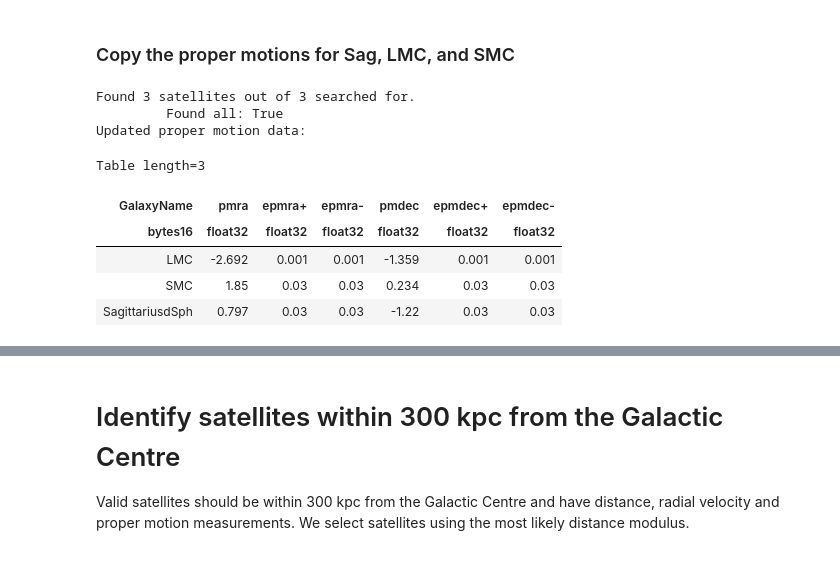
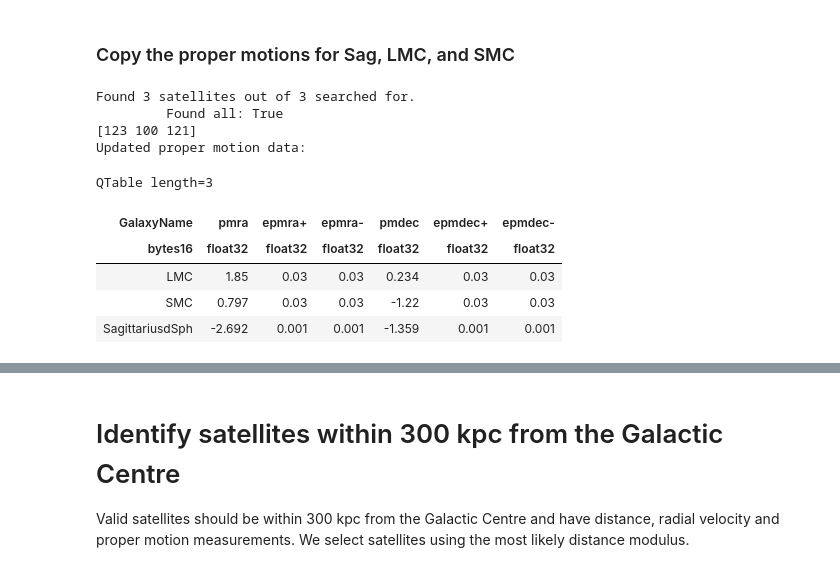
Before and after one commit to MariusCautun/MW_satellite_MonteCarlo, a Jupyter notebook: MW_satellites_MC_errors.ipynb, the cells around one changed output, grey strips where cells are left out. Saved outputs shown, nothing was run; the diff lists cells and outputs as text; code cells hidden in the pictures.

```diff
--- a/MW_satellites_MC_errors.ipynb
+++ b/MW_satellites_MC_errors.ipynb
@@ -44,13 +43,13 @@ It does not contain the proper motions for Sag, LMC, and SMC -- these are read f
 # read the McConnachie data file
 from astropy.io import fits
 from astropy import units as u
-from astropy.table import Table
+from astropy.table import QTable
 
 fits_data_filename = "data/NearbyGalaxies_Jan2021_PUBLIC.fits"
 with fits.open(fits_data_filename) as hdul:
     hdul.info()
 
-data = Table.read(fits_data_filename)
+data = QTable.read(fits_data_filename)
 # print(data.meta)
 
 # make a copy to keep track off
@@ -79,33 +78,35 @@ data2_satName = np.loadtxt( "data/MW_sats_McConnachie_2020_Gaia_DR2.txt", usecol
 # %%
 # Find the satellites in question: Sag, LMC and SMC in the table
 target_sats = [ 'SagittariusdSph', 'LMC', 'SMC']
 numSats_total = len(data['GalaxyName'])
 numSats = len(target_sats)
 
 sel_target = np.array( [ data['GalaxyName'][i].strip() in target_sats for i in range(numSats_total) ] )
 print( "Found {0} satellites out of {1} searched for.\n\t Found all: {2}".format( sel_target.sum(), numSats, sel_target.sum()==numSats) )
 
 # copy the proper motion data
 reorder = (data['dmod'][sel_target]).argsort() # order the sats using the distance modulus
-index = np.arange( numSats_total )[sel_target]
+index = np.arange( numSats_total )[sel_target][reorder]
+print(index[:3])
 
-data['pmra'][index[:3]] = data2_pm[:3,0]
-data['epmra+'][index[:3]] = data2_pm[:3,1]
-data['epmra-'][index[:3]] = data2_pm[:3,1]
+data['pmra'][index] = data2_pm[:3,0]
+data['epmra+'][index] = data2_pm[:3,1]
+data['epmra-'][index] = data2_pm[:3,1]
 
-data['pmdec'][index[:3]] = data2_pm[:3,2]
-data['epmdec+'][index[:3]] = data2_pm[:3,3]
-data['epmdec-'][index[:3]] = data2_pm[:3,3]
+data['pmdec'][index] = data2_pm[:3,2]
+data['epmdec+'][index] = data2_pm[:3,3]
+data['epmdec-'][index] = data2_pm[:3,3]
 
 print( "Updated proper motion data:" )
 data[['GalaxyName','pmra','epmra+','epmra-','pmdec','epmdec+','epmdec-']][sel_target]
 # %% [output]
 Found 3 satellites out of 3 searched for.
          Found all: True
+[123 100 121]
 Updated proper motion data:
-Table length=3
+QTable length=3
 | GalaxyName | pmra | epmra+ | epmra- | pmdec | epmdec+ | epmdec- |
 | bytes16 | float32 | float32 | float32 | float32 | float32 | float32 |
-| LMC | -2.692 | 0.001 | 0.001 | -1.359 | 0.001 | 0.001 |
-| SMC | 1.85 | 0.03 | 0.03 | 0.234 | 0.03 | 0.03 |
-| SagittariusdSph | 0.797 | 0.03 | 0.03 | -1.22 | 0.03 | 0.03 |
+| LMC | 1.85 | 0.03 | 0.03 | 0.234 | 0.03 | 0.03 |
+| SMC | 0.797 | 0.03 | 0.03 | -1.22 | 0.03 | 0.03 |
+| SagittariusdSph | -2.692 | 0.001 | 0.001 | -1.359 | 0.001 | 0.001 |
```
Also changed, not shown: parts of 18 cells of this notebook, 4 other files.
